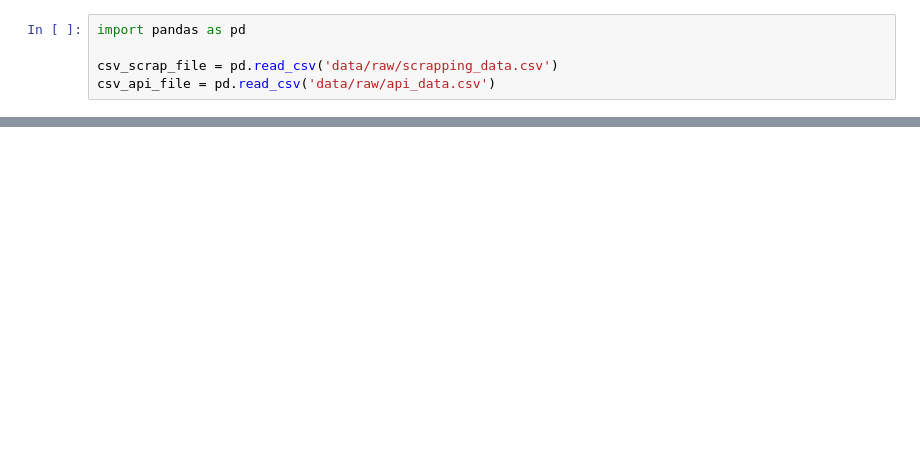
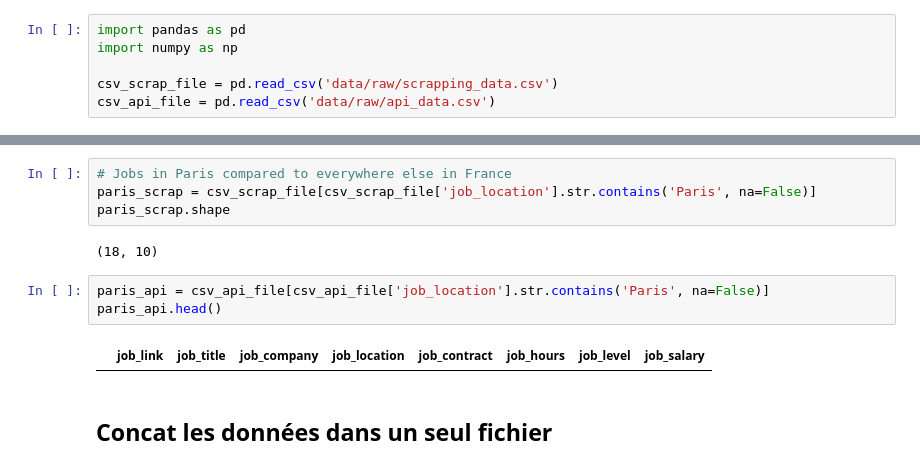
Before and after one commit to TouKhen/project-bloc-2, a Jupyter notebook: data.ipynb, the cells around one changed output, grey strips where cells are left out. Cells and saved outputs as stored; diff of their text form; blank space fills up the shorter version.

```diff
--- a/data.ipynb
+++ b/data.ipynb
@@ -1,5 +1,6 @@
 # %%
 import pandas as pd
+import numpy as np
 
 csv_scrap_file = pd.read_csv('data/raw/scrapping_data.csv')
 csv_api_file = pd.read_csv('data/raw/api_data.csv')
@@ -21,3 +22,16 @@ csv_api_file.head()
 | 2 | https://candidat.francetravail.fr... | TECHNICIEN LABORATOIRE (H/F) | NaN | 28 - Chartres | Intérim - 10 Mois | 36 | 2 An(s) | 22464.00 |
 | 3 | https://candidat.francetravail.fr... | PREPARATEUR DE COMMANDES DRIVE (H/F) | NaN | 28 - Mainvilliers | Intérim - 1 Mois | 35 | Débutant accepté | 21621.60 |
 | 4 | https://candidat.francetravail.fr... | REGLEUR MACHINISTE (H/F) | NaN | 28 - Illiers-Combray | Intérim - 10 Mois | 37 | 2 An(s) | 22857.12 |
+# %%
+# Jobs in Paris compared to everywhere else in France
+paris_scrap = csv_scrap_file[csv_scrap_file['job_location'].str.contains('Paris', na=False)]
+paris_scrap.shape
+# %% [output]
+(18, 10)
+# %%
+paris_api = csv_api_file[csv_api_file['job_location'].str.contains('Paris', na=False)]
+paris_api.head()
+# %% [output]
+|  | job_link | job_title | job_company | job_location | job_contract | job_hours | job_level | job_salary |
+# %% [markdown]
+## Concat les données dans un seul fichier
```
Also changed, not shown: parts of 8 cells of this notebook, 1 other file.
